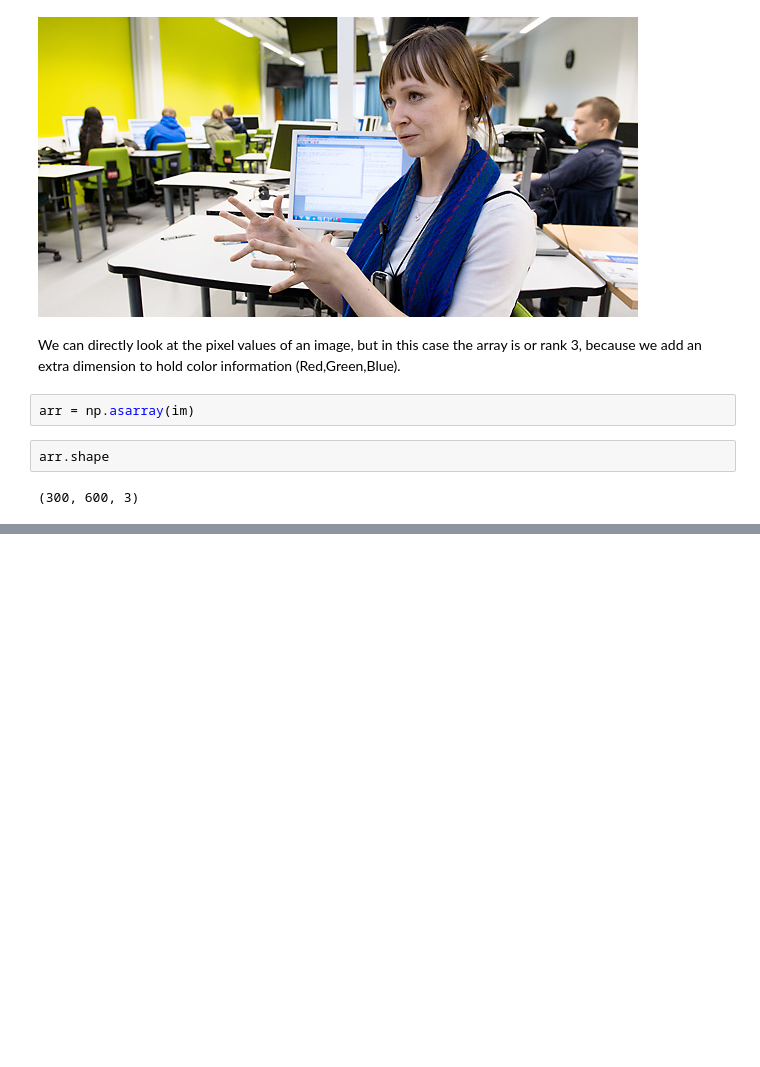
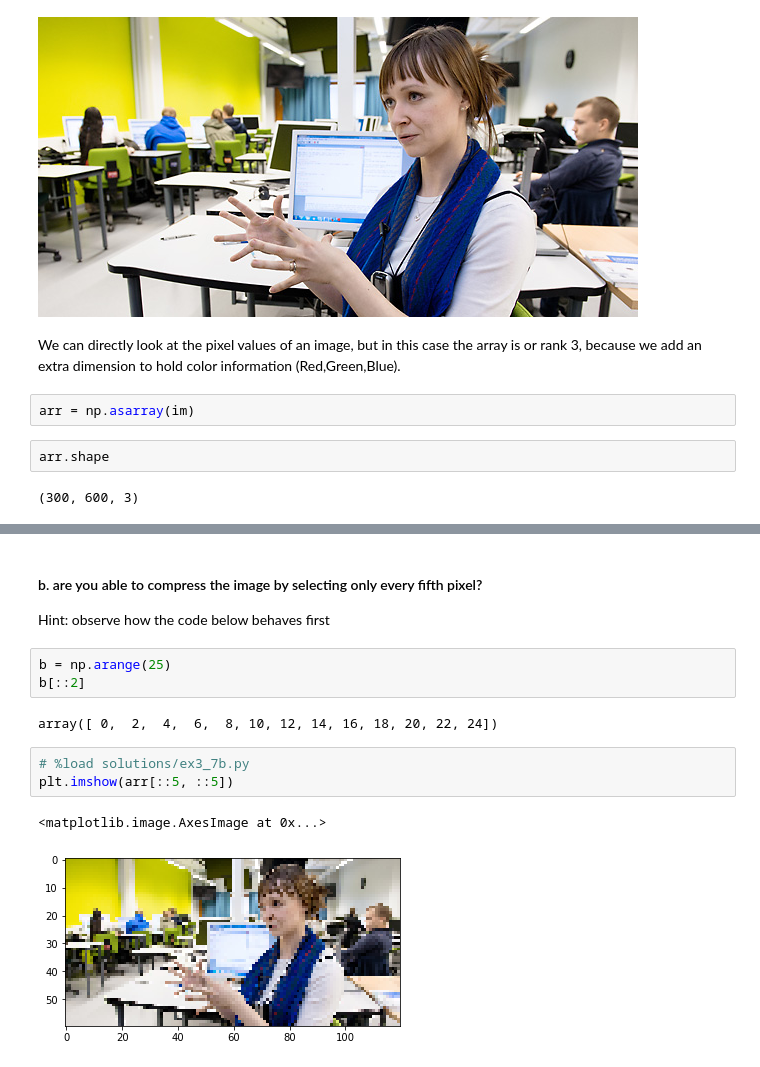
Before and after one commit to oercompbiomed/CBM101, a Jupyter notebook: B_Python_and_friends/3_numpy_basics.ipynb, the cells around one changed output, grey strips where cells are left out. Saved outputs shown, nothing was run; the diff lists cells and outputs as text; blank space fills up the shorter version.

```diff
--- a/B_Python_and_friends/3_numpy_basics.ipynb
+++ b/B_Python_and_friends/3_numpy_basics.ipynb
@@ -850,0 +793,14 @@ First Index of element with value 15 is  4
+# %% [markdown]
+#### b. are you able to compress the image by selecting only every fifth pixel?
+Hint: observe how the code below behaves first
+# %%
+b = np.arange(25)
+b[::2]
+# %% [output]
+array([ 0,  2,  4,  6,  8, 10, 12, 14, 16, 18, 20, 22, 24])
+# %%
+# %load solutions/ex3_7b.py
+plt.imshow(arr[::5, ::5])
+# %% [output]
+<matplotlib.image.AxesImage at 0x...>
+[figure, added]
```
Also changed, not shown: parts of 80 cells of this notebook.
